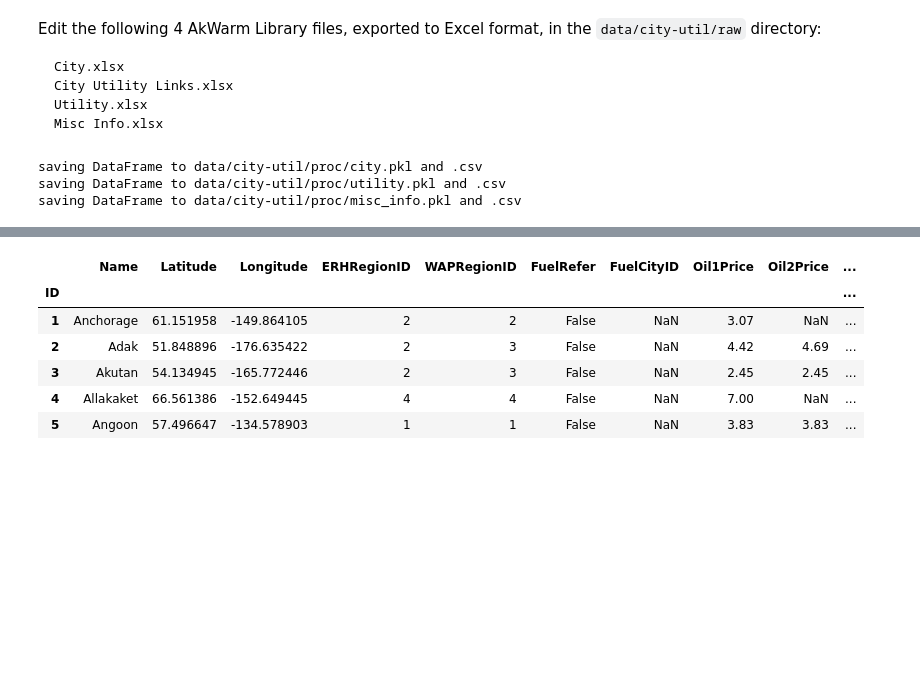
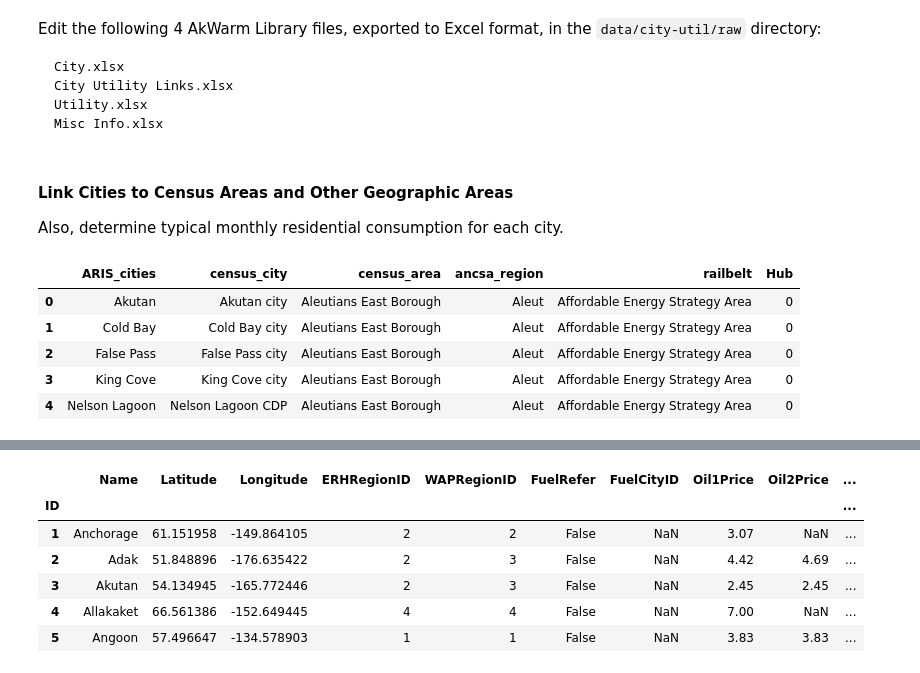
Before and after one commit to RobertLJordan/ak-energy-admin, a Jupyter notebook: ak-energy-data-admin.ipynb, the cells around one changed output, grey strips where cells are left out. Drawn from its saved outputs; the diff is of its cells as text; code cells hidden in the pictures; blank space fills up the shorter version.

```diff
--- a/ak-energy-data-admin.ipynb
+++ b/ak-energy-data-admin.ipynb
@@ -239,12 +240,18 @@ for ix, cty in df_city.query('FuelRefer > 0').iterrows():
     for c in df_city.columns:
         if c.endswith('Price'):
             df_city.loc[ix, c] = cty_fuel[c]
-
-# Save the created DataFrames
-au.save_df(df_city, 'data/city-util/proc/city')
-au.save_df(df_util, 'data/city-util/proc/utility')
-au.save_df(misc_info, 'data/city-util/proc/misc_info')  # this routine works with Pandas Series as well
-# %% [output]
-saving DataFrame to data/city-util/proc/city.pkl and .csv
-saving DataFrame to data/city-util/proc/utility.pkl and .csv
-saving DataFrame to data/city-util/proc/misc_info.pkl and .csv
+# %% [markdown]
+#### Link Cities to Census Areas and Other Geographic Areas
+
+Also, determine typical monthly residential consumption for each city.
+# %%
+# read in the data linking ARIS cities to Census Areas
+df_city_to_census = pd.read_csv('other_data/aris_city_to_census_lookups.csv')
+df_city_to_census.head()
+# %% [output]
+|  | ARIS_cities | census_city | census_area | ancsa_region | railbelt | Hub |
+| 0 | Akutan | Akutan city | Aleutians East Borough | Aleut | Affordable Energy Strategy Area | 0 |
+| 1 | Cold Bay | Cold Bay city | Aleutians East Borough | Aleut | Affordable Energy Strategy Area | 0 |
+| 2 | False Pass | False Pass city | Aleutians East Borough | Aleut | Affordable Energy Strategy Area | 0 |
+| 3 | King Cove | King Cove city | Aleutians East Borough | Aleut | Affordable Energy Strategy Area | 0 |
+| 4 | Nelson Lagoon | Nelson Lagoon CDP | Aleutians East Borough | Aleut | Affordable Energy Strategy Area | 0 |
```
Also changed, not shown: parts of 6 cells of this notebook.
